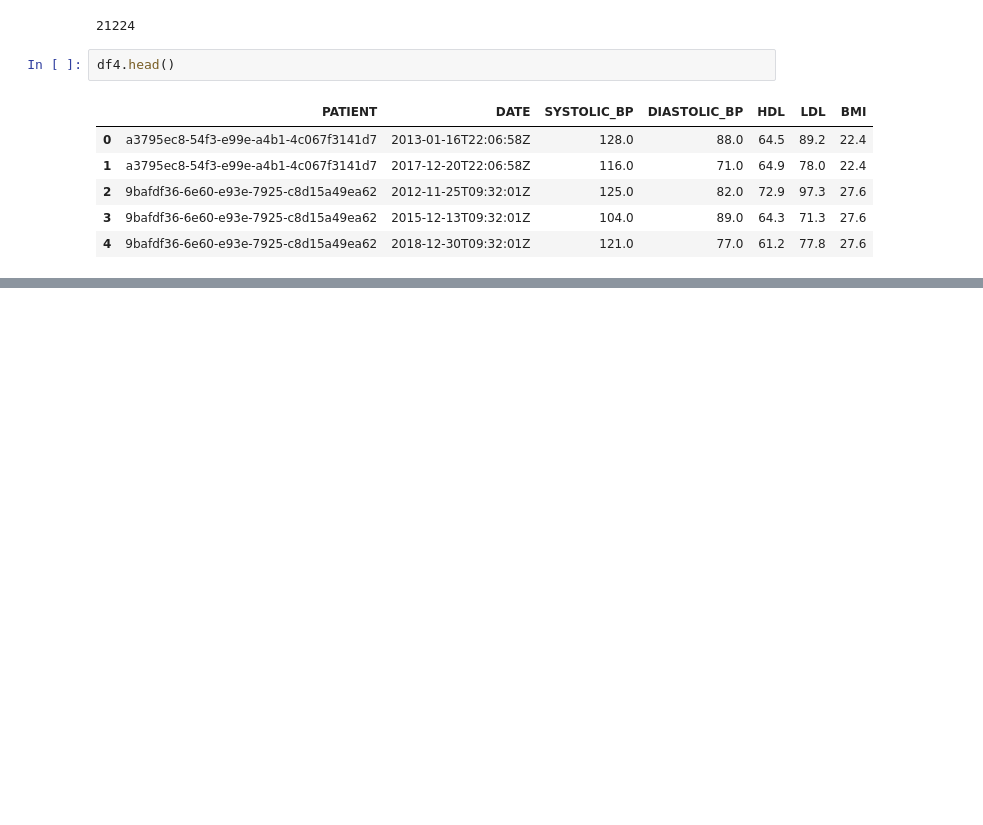
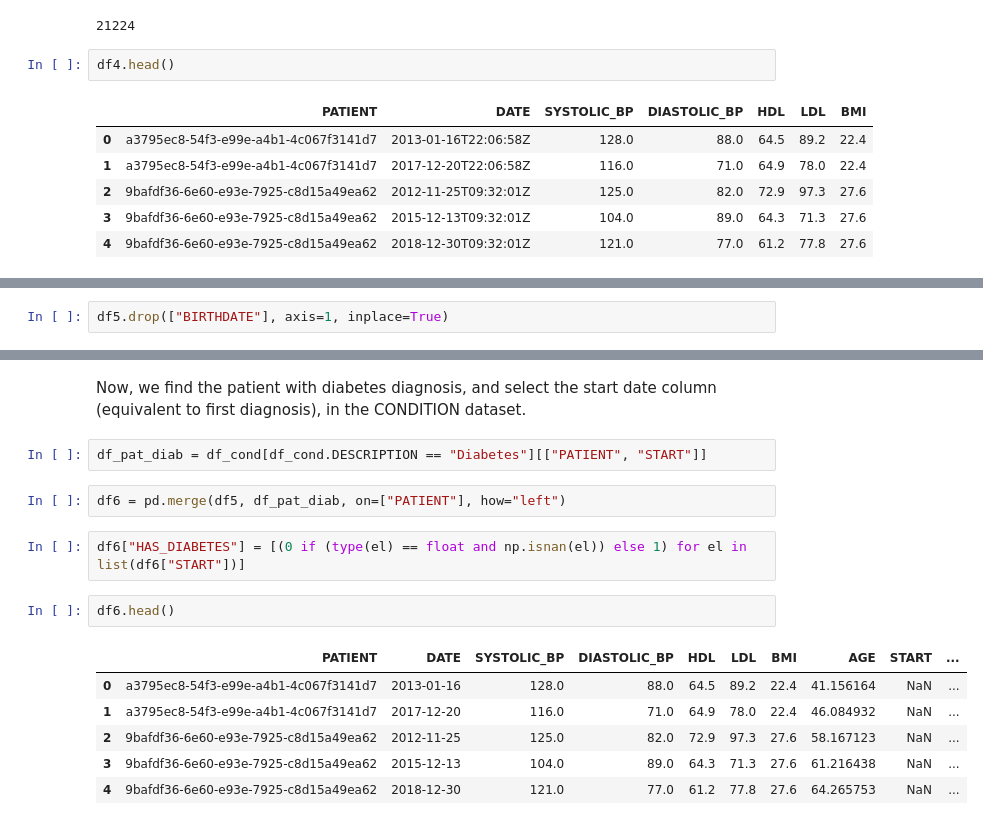
Before and after one commit to OpenMined/PyVertical, a Jupyter notebook: examples/synthea_examples/Diabetes_prediction_preprocessing.ipynb, the cells around one changed output, grey strips where cells are left out. Cells and saved outputs as stored; diff of their text form; blank space fills up the shorter version.

```diff
--- a/examples/synthea_examples/Diabetes_prediction_preprocessing.ipynb
+++ b/examples/synthea_examples/Diabetes_prediction_preprocessing.ipynb
@@ -84,0 +107,2 @@ df4.head()
+# %%
+df5.drop(["BIRTHDATE"], axis=1, inplace=True)
@@ -84,0 +118,17 @@ df4.head()
+# %% [markdown]
+Now, we find the patient with diabetes diagnosis, and select the start date column (equivalent to first diagnosis), in the CONDITION dataset.
+# %%
+df_pat_diab = df_cond[df_cond.DESCRIPTION == "Diabetes"][["PATIENT", "START"]]
+# %%
+df6 = pd.merge(df5, df_pat_diab, on=["PATIENT"], how="left")
+# %%
+df6["HAS_DIABETES"] = [(0 if (type(el) == float and np.isnan(el)) else 1) for el in list(df6["START"])]
+# %%
+df6.head()
+# %% [output]
+|  | PATIENT | DATE | SYSTOLIC_BP | DIASTOLIC_BP | HDL | LDL | BMI | AGE | START | ... |
+| 0 | a3795ec8-54f3-e99e-a4b1-4c067f3141d7 | 2013-01-16 | 128.0 | 88.0 | 64.5 | 89.2 | 22.4 | 41.156164 | NaN | ... |
+| 1 | a3795ec8-54f3-e99e-a4b1-4c067f3141d7 | 2017-12-20 | 116.0 | 71.0 | 64.9 | 78.0 | 22.4 | 46.084932 | NaN | ... |
+| 2 | 9bafdf36-6e60-e93e-7925-c8d15a49ea62 | 2012-11-25 | 125.0 | 82.0 | 72.9 | 97.3 | 27.6 | 58.167123 | NaN | ... |
+| 3 | 9bafdf36-6e60-e93e-7925-c8d15a49ea62 | 2015-12-13 | 104.0 | 89.0 | 64.3 | 71.3 | 27.6 | 61.216438 | NaN | ... |
+| 4 | 9bafdf36-6e60-e93e-7925-c8d15a49ea62 | 2018-12-30 | 121.0 | 77.0 | 61.2 | 77.8 | 27.6 | 64.265753 | NaN | ... |
```
Also changed, not shown: parts of 22 cells of this notebook.
